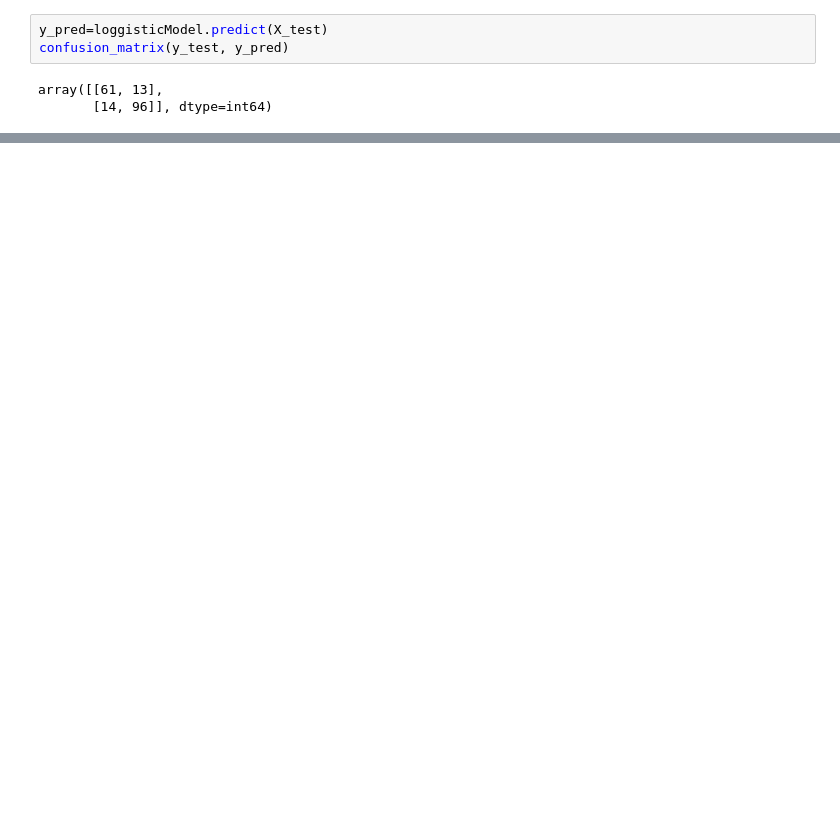
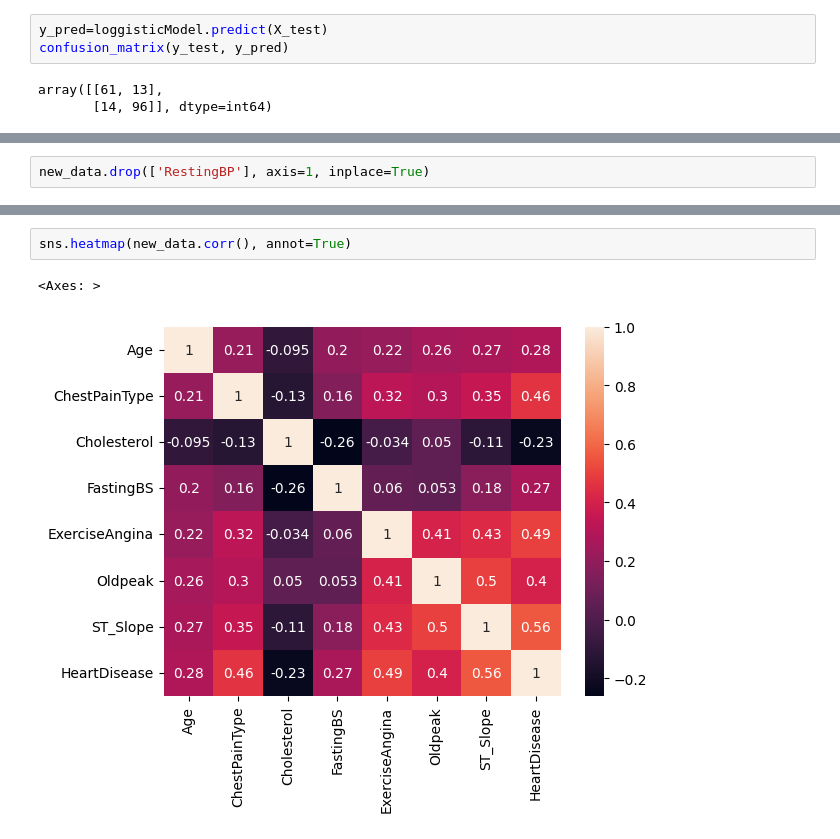
Before and after one commit to Raghav-Mundhara/Sem6_Labs, a Jupyter notebook: AIDS/Project/hear.ipynb, the cells around one changed output, grey strips where cells are left out. Cells and saved outputs as stored; diff of their text form; blank space fills up the shorter version.

```diff
--- a/AIDS/Project/hear.ipynb
+++ b/AIDS/Project/hear.ipynb
@@ -359,0 +404,2 @@ KNeighborsClassifier() accuracy is 0.6793478260869565
+# %%
+new_data.drop(['RestingBP'], axis=1, inplace=True)
@@ -359,0 +422,5 @@ KNeighborsClassifier() accuracy is 0.6793478260869565
+# %%
+sns.heatmap(new_data.corr(), annot=True)
+# %% [output]
+<Axes: >
+[figure, added]
```
Also changed, not shown: parts of 15 cells of this notebook, 2 other files.
